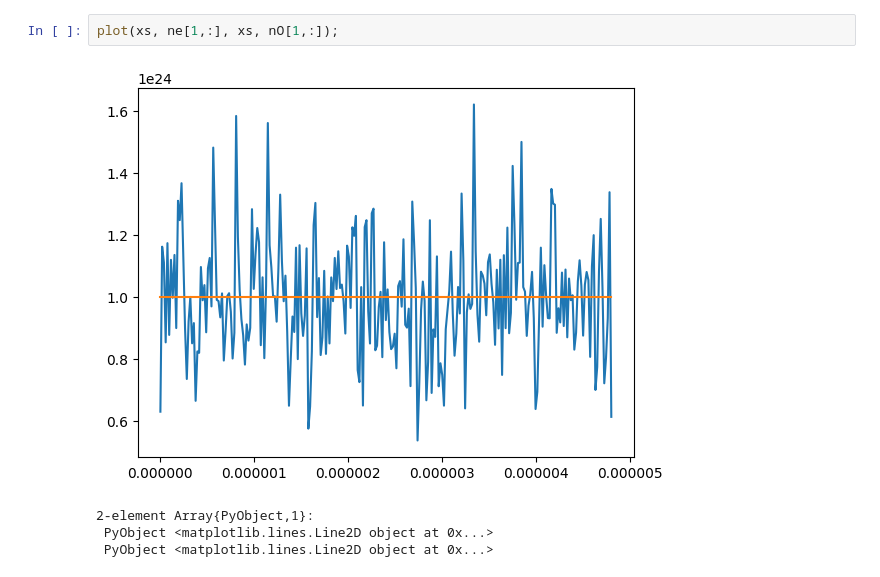
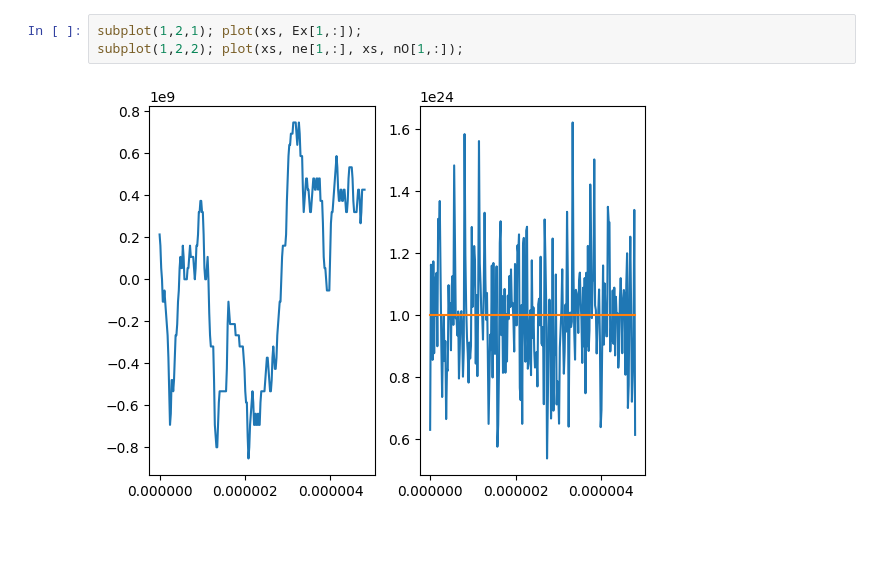
Before and after one commit to bchaber/iskra, a Jupyter notebook: docs/twostreamhw.ipynb, the cells around one changed output. Drawn from its saved outputs; the diff is of its cells as text; blank space fills up the shorter version.

```diff
--- a/docs/twostreamhw.ipynb
+++ b/docs/twostreamhw.ipynb
@@ -144,7 +140,5 @@ plot(xs, Ex[1,:]);
 # %%
-plot(xs, ne[1,:], xs, nO[1,:]);
+subplot(1,2,1); plot(xs, Ex[1,:]);
+subplot(1,2,2); plot(xs, ne[1,:], xs, nO[1,:]);
 # %% [output]
-[figure, old version]
+[figure, new version]
-2-element Array{PyObject,1}:
- PyObject <matplotlib.lines.Line2D object at 0x...>
- PyObject <matplotlib.lines.Line2D object at 0x...>
```
Also changed, not shown: parts of 7 cells of this notebook.
